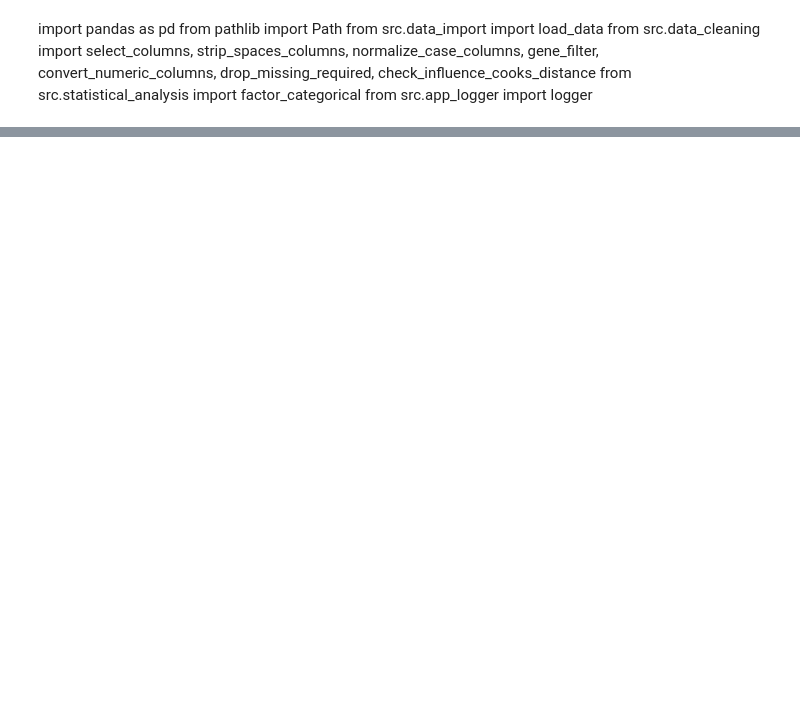
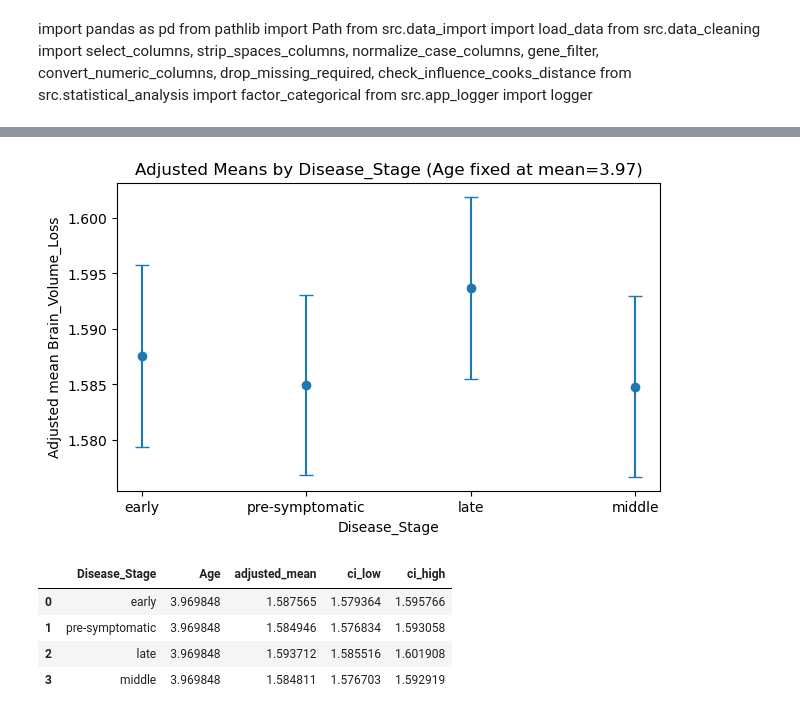
Before and after one commit to carolfarahh/final_project, a Jupyter notebook: final_result.ipynb, the cells around one changed output, grey strips where cells are left out. Saved outputs shown, nothing was run; the diff lists cells and outputs as text; code cells hidden in the pictures; blank space fills up the shorter version.

```diff
--- a/final_result.ipynb
+++ b/final_result.ipynb
@@ -115,0 +226,42 @@ else: #Moderated regression
+# %%
+import numpy as np
+import pandas as pd
+import matplotlib.pyplot as plt
+import statsmodels.formula.api as smf
+
+def adjusted_means_plot(df,dv, iv, cov):
+    # Fit ANCOVA model
+    model = smf.ols(f"{dv} ~ C({iv}) + {cov}", data=df).fit()
+
+    # Build prediction table (mean age for all stages)
+    age_mean = df[cov].mean()
+    stages = df[iv].unique()
+    pred_df = pd.DataFrame({iv: stages, cov: age_mean})
+
+    # Get adjusted means + CI
+    pred = model.get_prediction(pred_df).summary_frame()
+    means = pred["mean"].values
+    low = pred["mean_ci_lower"].values
+    high = pred["mean_ci_upper"].values
+
+    # Plot
+    x = np.arange(len(stages))
+    plt.figure(figsize=(7, 4))
+    plt.errorbar(x, means, yerr=[means-low, high-means], fmt="o", capsize=5)
+    plt.xticks(x, stages)
+    plt.xlabel(iv)
+    plt.ylabel(f"Adjusted mean {dv}")
+    plt.title(f"Adjusted Means by {iv} (Age fixed at mean={age_mean:.2f})")
+    plt.show()
+
+    return pred_df.assign(adjusted_mean=means, ci_low=low, ci_high=high)
+
+
+adjusted_means_plot(sub_df, "Brain_Volume_Loss", "Disease_Stage", "Age")
+# %% [output]
+[figure, added]
+|  | Disease_Stage | Age | adjusted_mean | ci_low | ci_high |
+| 0 | early | 3.969848 | 1.587565 | 1.579364 | 1.595766 |
+| 1 | pre-symptomatic | 3.969848 | 1.584946 | 1.576834 | 1.593058 |
+| 2 | late | 3.969848 | 1.593712 | 1.585516 | 1.601908 |
+| 3 | middle | 3.969848 | 1.584811 | 1.576703 | 1.592919 |
```
Also changed, not shown: parts of 11 cells of this notebook, 8 other files.
